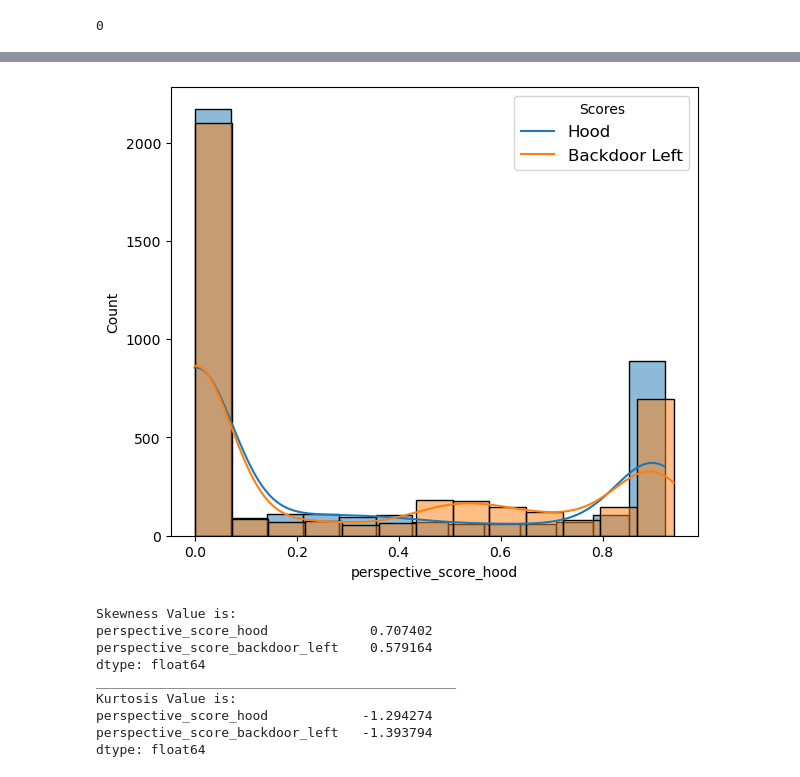
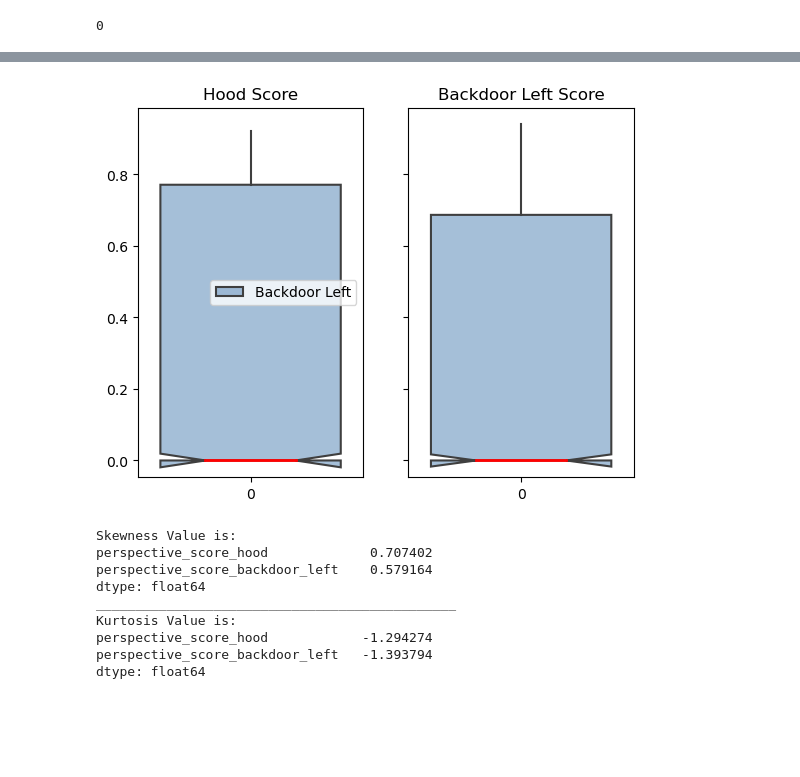
Before and after one commit to EZarbali/Image_Regression, a Jupyter notebook: notebooks/analysis.ipynb, the cells around one changed output, grey strips where cells are left out. Saved outputs shown, nothing was run; the diff lists cells and outputs as text; code cells hidden in the pictures; blank space fills up the shorter version.

```diff
--- a/notebooks/analysis.ipynb
+++ b/notebooks/analysis.ipynb
@@ -15,7 +15,7 @@ from typing import Tuple
 # %% [markdown]
 ### Load csv file
 # %%
-PATH_TO_IMG = r"../data/"
+PATH_TO_IMG = r"data/"
 filenames = glob.glob(os.path.join(PATH_TO_IMG, "imgs","*.jpg"))
 filenames[:3]
 # %% [output]
@@ -85,6 +94,22 @@ fig.add_trace(go.Histogram({'x': df["perspective_score_backdoor_left"]}, name="B
 
 fig.update_layout(height=600, width=800)
 fig.show()
+# %%
+f, axes = plt.subplots(1, 2, sharey=True)
+_ = sns.boxplot(df["perspective_score_hood"], ax=axes[0],notch=True, showcaps=False,
+    flierprops={"marker": "x"},
+    boxprops={"facecolor": (.3, .5, .7, .5)},
+    medianprops={"color": "r", "linewidth": 2},).set_title("Hood Score")
+_ = sns.boxplot(df["perspective_score_backdoor_left"], ax=axes[1],notch=True, showcaps=False,
+    flierprops={"marker": "x"},
+    boxprops={"facecolor": (.3, .5, .7, .5)},
+    medianprops={"color": "r", "linewidth": 2},).set_title("Backdoor Left Score")
+axes[0].legend(['Hood'])
+axes[0].legend(['Backdoor Left'])
+
+plt.show()
+# %% [output]
+[figure, added]
 # %%
 fig = make_subplots(rows=1, cols=1, shared_yaxes=True, subplot_titles=("Outlier Detection for Scores",))
 fig.add_trace(go.Box({'y': df["perspective_score_hood"]}, name="Predictive Score Hood"),
@@ -98,16 +123,6 @@ group_labels = ['Hood', 'Backdoor Left']
 # Create distplot with custom bin_size
 fig = ff.create_distplot([df["perspective_score_hood"].to_numpy(),df["perspective_score_backdoor_left"].to_numpy()],group_labels=group_labels, bin_size=0.1,show_rug=False)
 fig.show()
-# %%
-fig = plt.figure(constrained_layout=True, figsize=(6, 5))
-spec = fig.add_gridspec(1, 2)
-ax5 = fig.add_subplot(spec[0, :])
-_ = sns.histplot(df["perspective_score_hood"], kde=True, legend=True, ax=ax5)
-_ = sns.histplot(df["perspective_score_backdoor_left"], kde=True, legend=True, ax=ax5)
-ax5.legend(['Hood', 'Backdoor Left'], title='Scores', prop={'size': 12})
-plt.show()
-# %% [output]
-[figure, removed]
 # %%
 print(f"Skewness Value is: \n{df.skew(numeric_only=True)}")
 print("______________________________________________")
```
Also changed, not shown: parts of 3 cells of this notebook, 1 other file.
